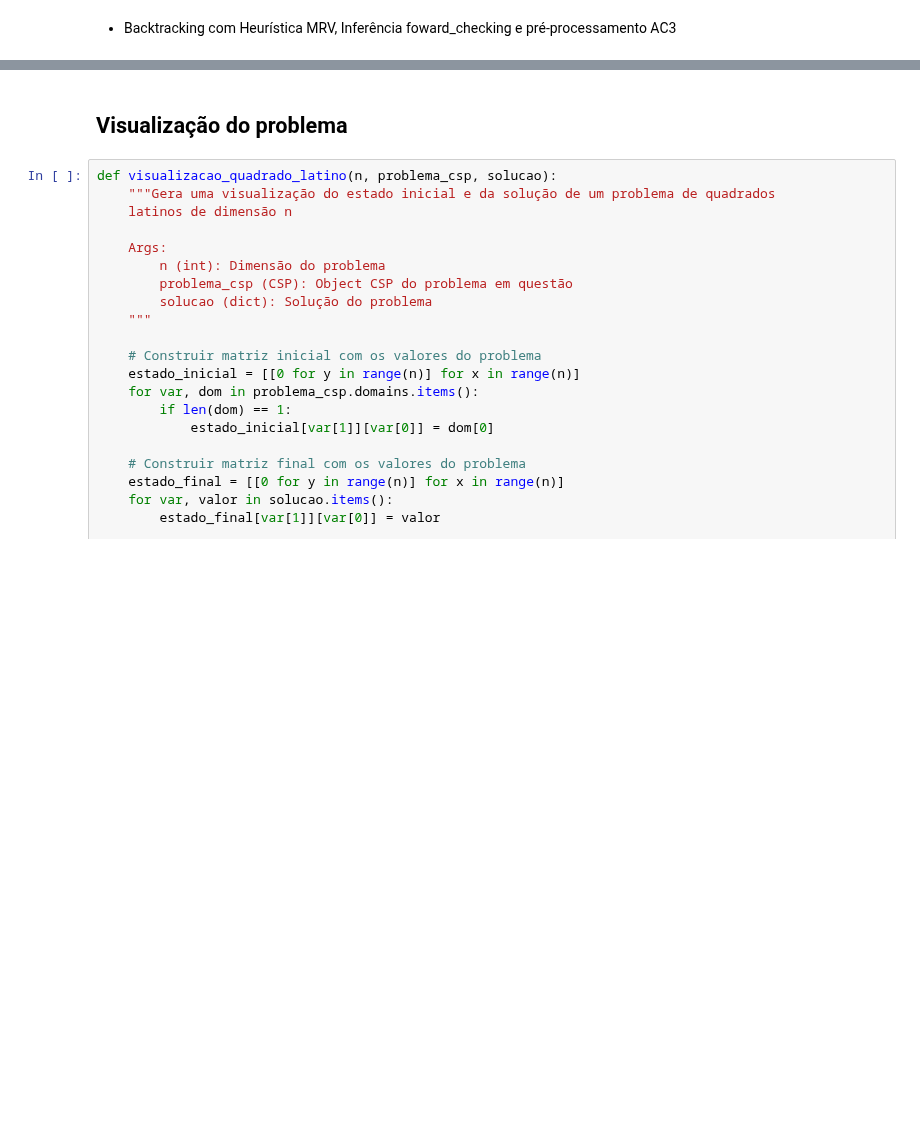
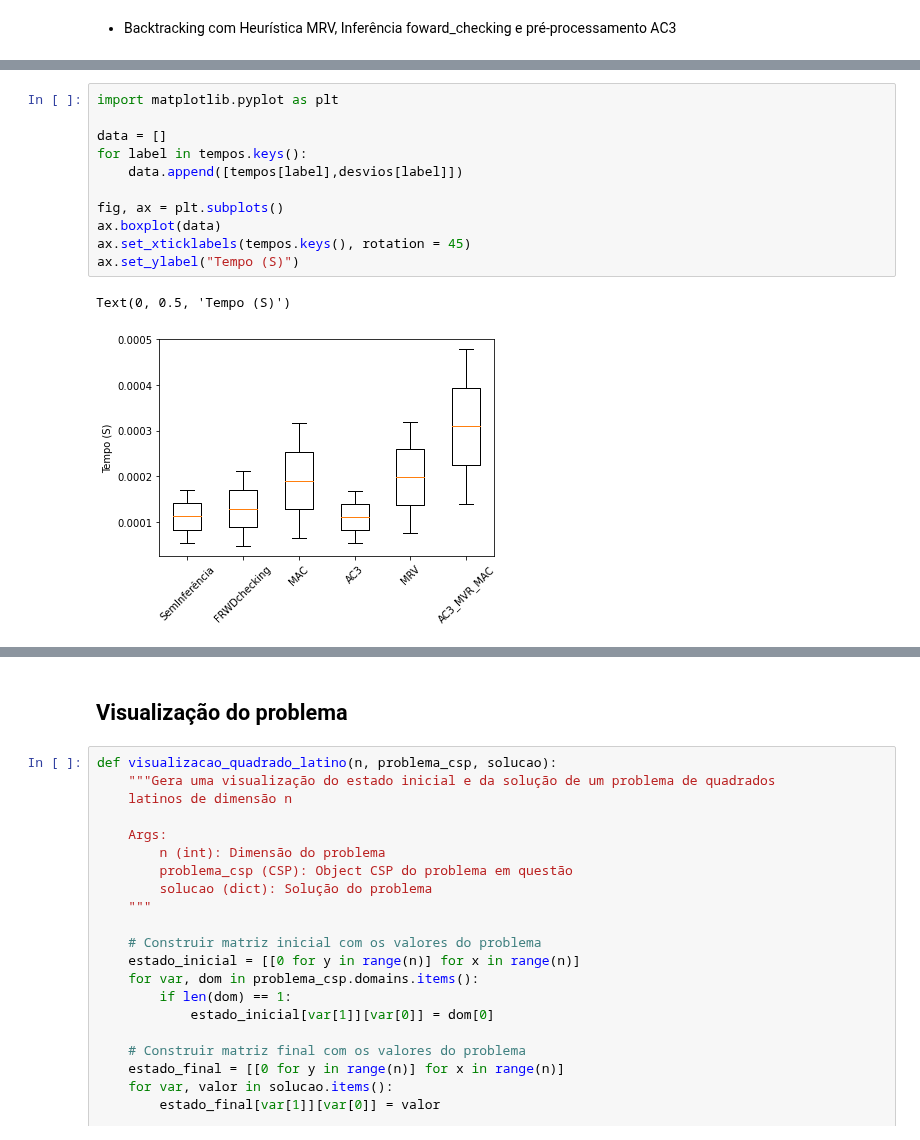
Before and after one commit to Singularitty/ProjetoSI, a Jupyter notebook: Projeto2/projeto2-SI/SI-proj2-42.ipynb, the cells around one changed output, grey strips where cells are left out. Drawn from its saved outputs; the diff is of its cells as text; blank space fills up the shorter version.

```diff
--- a/Projeto2/projeto2-SI/SI-proj2-42.ipynb
+++ b/Projeto2/projeto2-SI/SI-proj2-42.ipynb
@@ -369 +387,15 @@ pd.DataFrame(temposSorted.values(),index = temposSorted.keys(), columns= ["Tempo
+# %%
+import matplotlib.pyplot as plt
+
+data = []
+for label in tempos.keys():
+    data.append([tempos[label],desvios[label]])
+
+fig, ax = plt.subplots()
+ax.boxplot(data)
+ax.set_xticklabels(tempos.keys(), rotation = 45)
+ax.set_ylabel("Tempo (S)")
+# %% [output]
+Text(0, 0.5, 'Tempo (S)')
+[figure, added]
 # %% [markdown]
```
Also changed, not shown: parts of 47 cells of this notebook.
